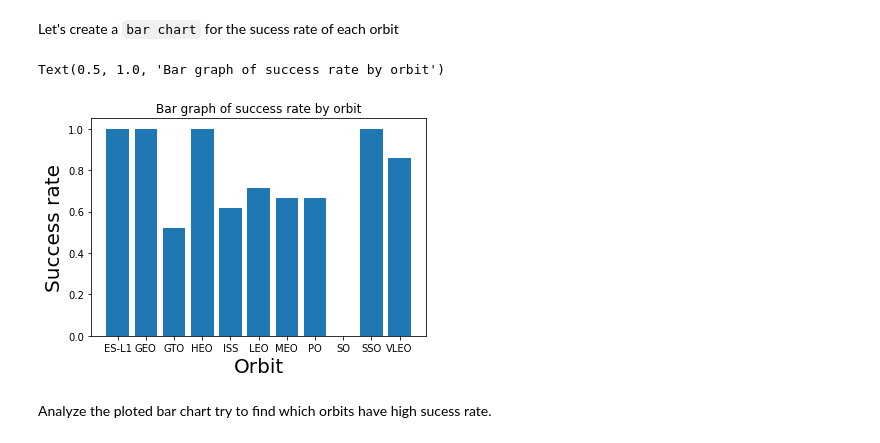
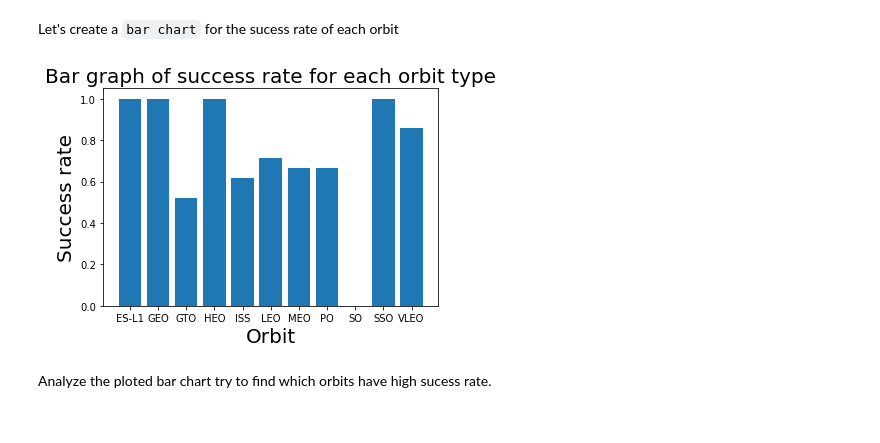
Before and after one commit to EW-10/IBM-Capstone, a Jupyter notebook: IBM Capstone: EDA and Data Visualization.ipynb, the cells around one changed output. Drawn from its saved outputs; the diff is of its cells as text; code cells hidden in the pictures.

```diff
--- a/IBM Capstone: EDA and Data Visualization.ipynb
+++ b/IBM Capstone: EDA and Data Visualization.ipynb
@@ -119,16 +121,16 @@ Let's create a `bar chart` for the sucess rate of each orbit
 # %%
 # HINT use groupby method on Orbit column and get the mean of Class column
 orbit_rate = df.groupby("Orbit").Class.mean()
 orbit_rate.columns = ["Orbit", "Success"]
 orbit_rate = pd.DataFrame(orbit_rate)
 orbit_rate
 plt.bar(x = orbit_rate.index, height = orbit_rate.Class, data = orbit_rate)
 plt.xlabel("Orbit", fontsize = 20)
 plt.ylabel("Success rate", fontsize = 20)
-plt.title("Bar graph of success rate by orbit")
+plt.title("Bar graph of success rate for each orbit type", fontsize = 20)
+plt.show()
 # %% [output]
-Text(0.5, 1.0, 'Bar graph of success rate by orbit')
-[figure, old version]
+[figure, new version]
 # %% [markdown]
 Analyze the ploted bar chart try to find which orbits have high sucess rate.
 # %% [markdown]
```
Also changed, not shown: parts of 5 cells of this notebook.
